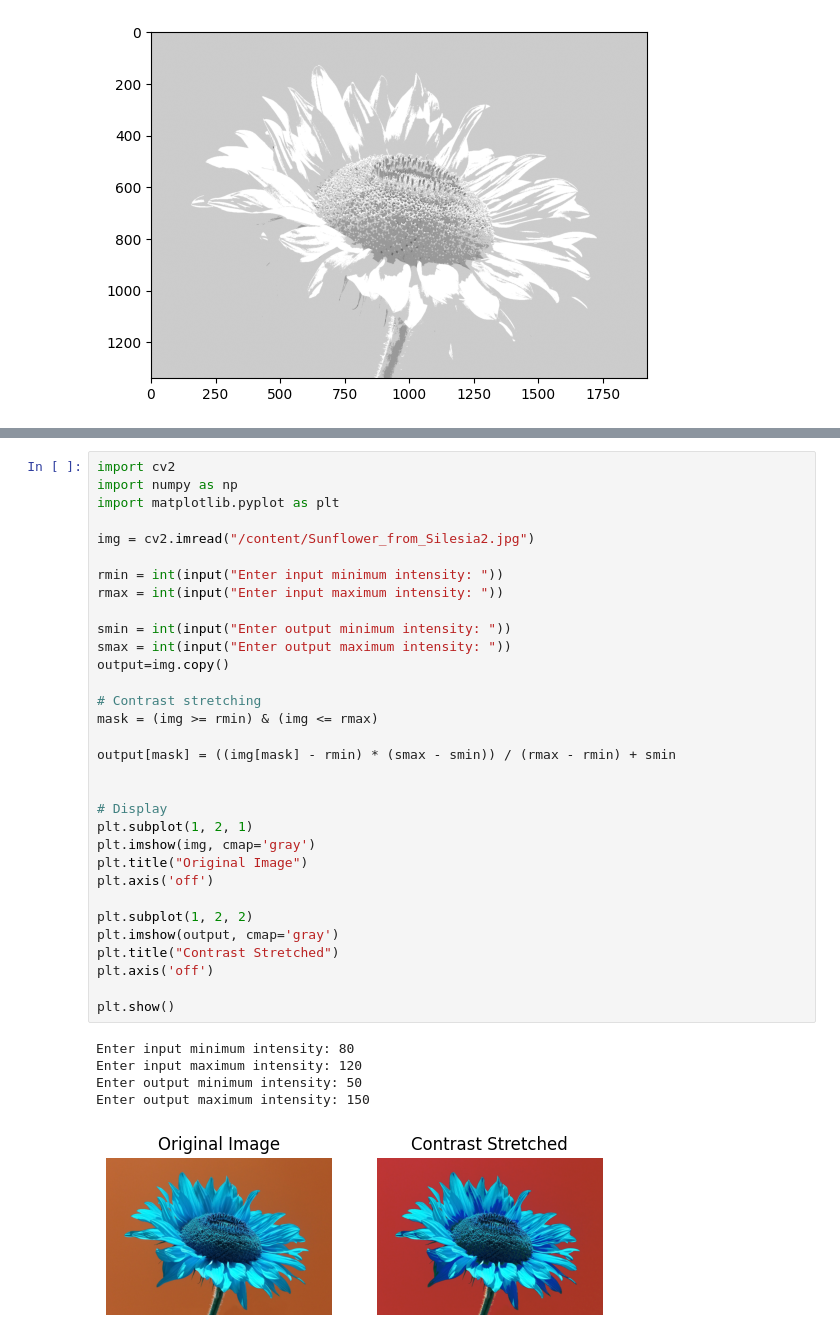
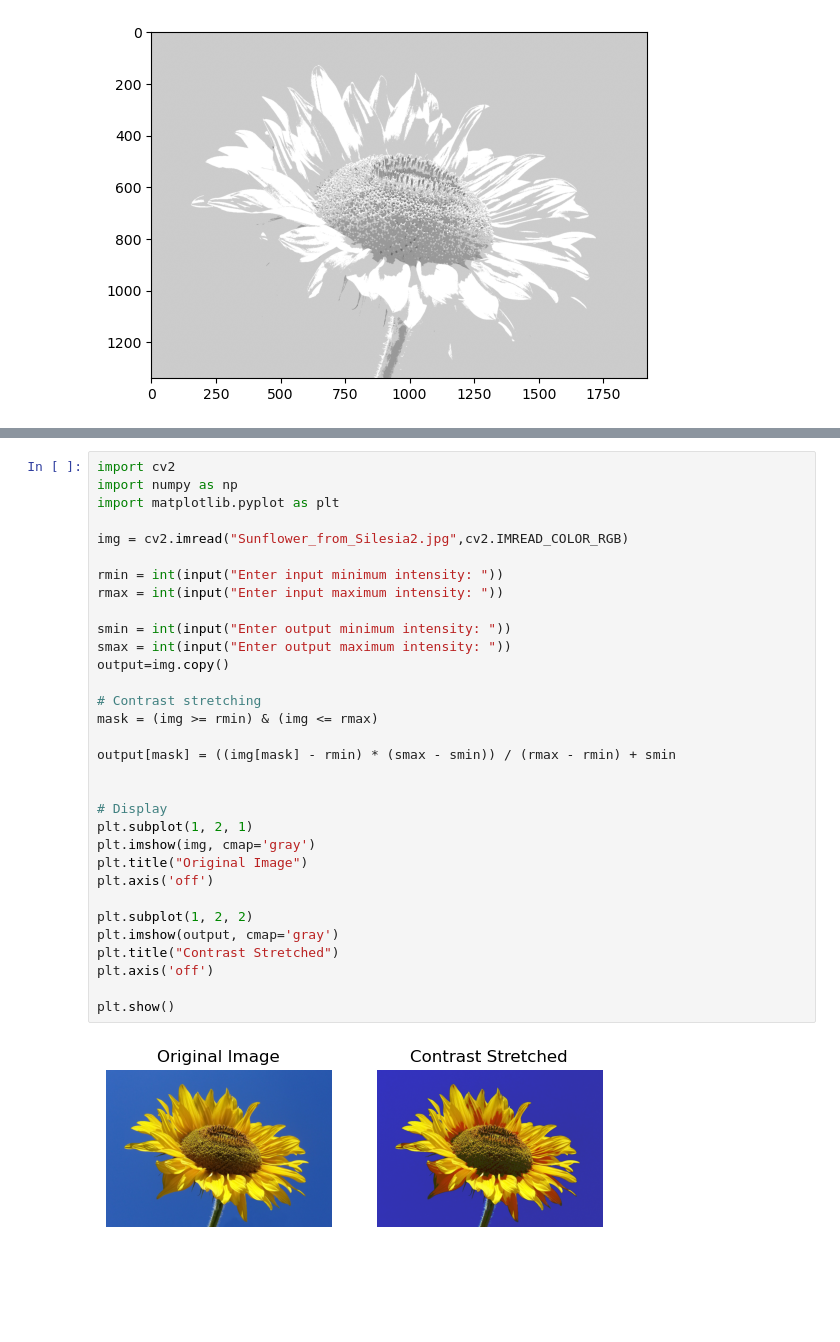
Before and after one commit to kkrishkataria/Image-Processing, a Jupyter notebook: Image_Processing_Lab4.ipynb, the cells around one changed output, grey strips where cells are left out. Saved outputs shown, nothing was run; the diff lists cells and outputs as text; blank space fills up the shorter version.

```diff
--- a/Image_Processing_Lab4.ipynb
+++ b/Image_Processing_Lab4.ipynb
@@ -60,36 +59,32 @@ import cv2
 import numpy as np
 import matplotlib.pyplot as plt
 
-img = cv2.imread("/content/Sunflower_from_Silesia2.jpg")
+img = cv2.imread("Sunflower_from_Silesia2.jpg",cv2.IMREAD_COLOR_RGB)
 
 rmin = int(input("Enter input minimum intensity: "))
 rmax = int(input("Enter input maximum intensity: "))
 
 smin = int(input("Enter output minimum intensity: "))
 smax = int(input("Enter output maximum intensity: "))
 output=img.copy()
 
 # Contrast stretching
 mask = (img >= rmin) & (img <= rmax)
 
 output[mask] = ((img[mask] - rmin) * (smax - smin)) / (rmax - rmin) + smin
 
 
 # Display
 plt.subplot(1, 2, 1)
 plt.imshow(img, cmap='gray')
 plt.title("Original Image")
 plt.axis('off')
 
 plt.subplot(1, 2, 2)
 plt.imshow(output, cmap='gray')
 plt.title("Contrast Stretched")
 plt.axis('off')
 
 plt.show()
 # %% [output]
-Enter input minimum intensity: 80
-Enter input maximum intensity: 120
-Enter output minimum intensity: 50
-Enter output maximum intensity: 150
-[figure, old version]
+[figure, new version]
```
Also changed, not shown: parts of 2 cells of this notebook, 4 other files.
